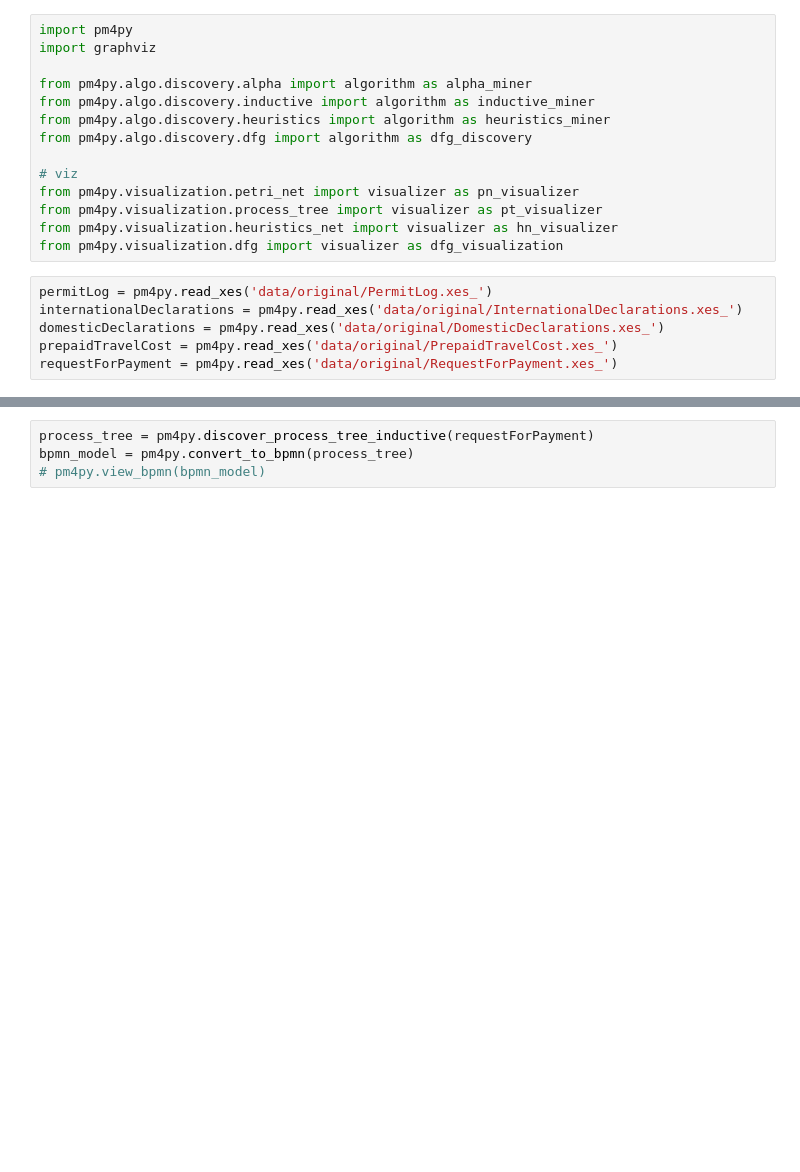
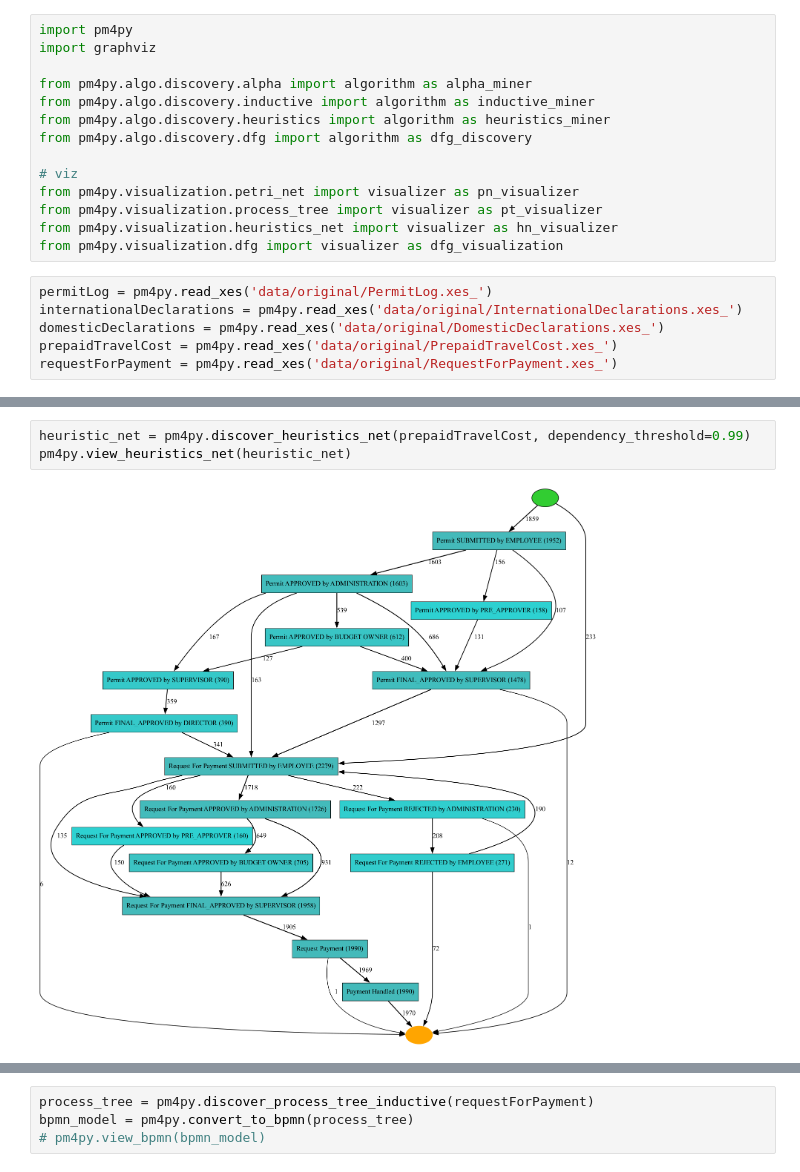
Before and after one commit to Martin-Chivo/CMPE255-Team8, a Jupyter notebook: load.ipynb, the cells around one changed output, grey strips where cells are left out. Cells and saved outputs as stored; diff of their text form; blank space fills up the shorter version.

```diff
--- a/load.ipynb
+++ b/load.ipynb
@@ -34,0 +31,5 @@ gviz = pn_visualizer.apply(net, initial_marking, final_marking)
+# %%
+heuristic_net = pm4py.discover_heuristics_net(prepaidTravelCost, dependency_threshold=0.99)
+pm4py.view_heuristics_net(heuristic_net)
+# %% [output]
+[figure, added]
```
Also changed, not shown: parts of 11 cells of this notebook.
